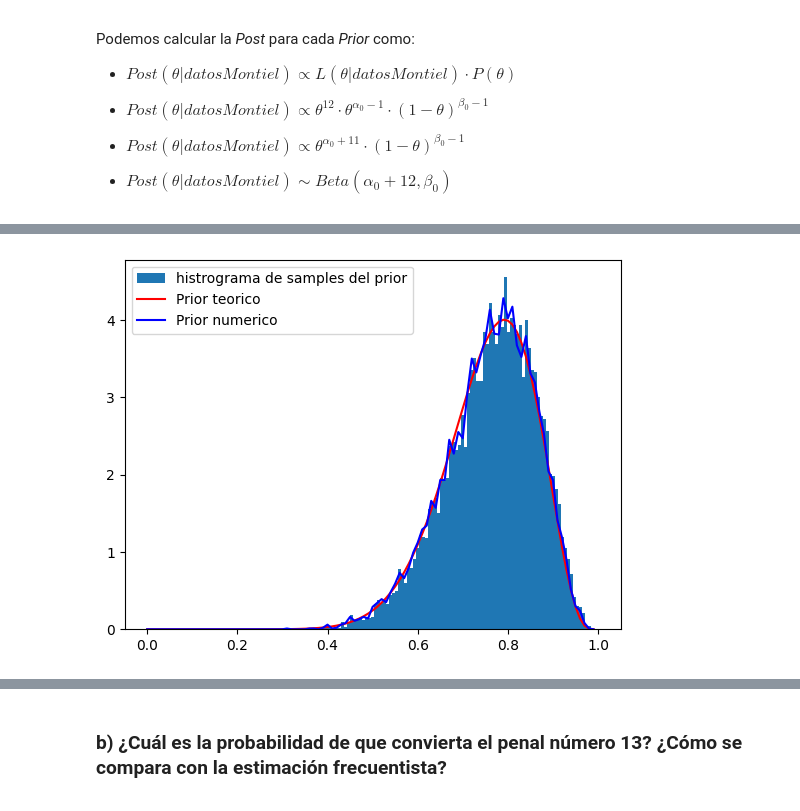
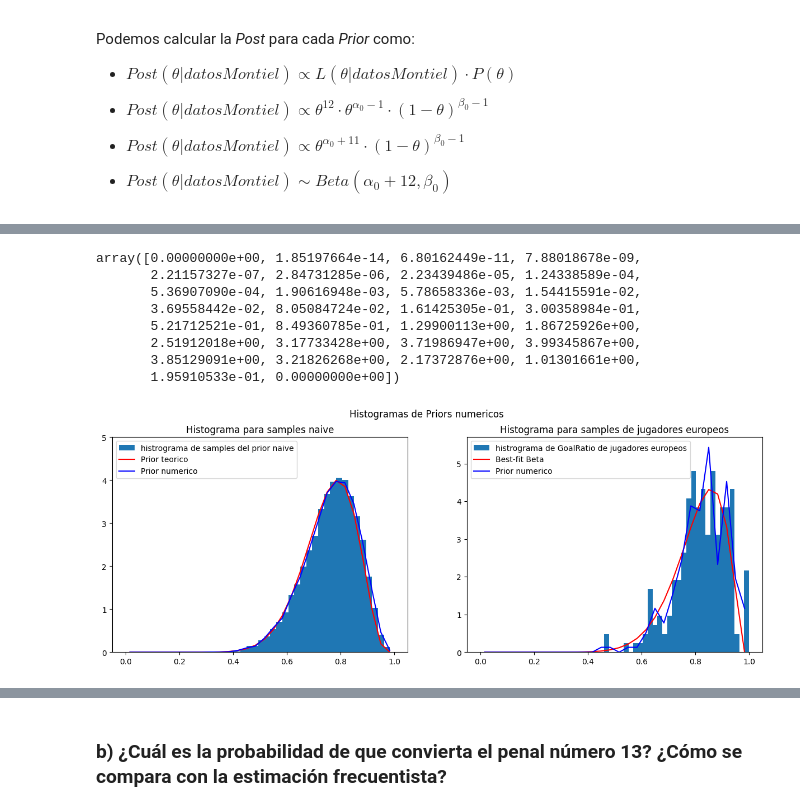
Before and after one commit to MatiMoran/EstimacionBayesiana, a Jupyter notebook: entregables/1/entrega_1_con_player_data.ipynb, the cells around one changed output, grey strips where cells are left out. Cells and saved outputs as stored; diff of their text form; code cells hidden in the pictures.

Commit message:
add batting df and player data

```diff
--- a/entregables/1/entrega_1_con_player_data.ipynb
+++ b/entregables/1/entrega_1_con_player_data.ipynb
@@ -78,0 +111,17 @@ plt.show()
+# %%
+# generamos numericamente 10000 samples de la distribucion beta de prior
+prior_naive_samples = np.random.beta(prior_naive_alpha, prior_naive_beta, 10000)
+x = np.linspace(0, 1, 30)
+y_naive = beta.pdf(x, prior_naive_alpha, prior_naive_beta)
+# %%
+#Estimamos alpha y beta en base a la distribucion de GoalRatio del dataset de jugaradores europeos
+def estimate_alpha_beta(x):
+    mean_x = np.mean(x)
+    var_x = np.var(x)
+    alpha_est = mean_x * (mean_x * (1 - mean_x) / var_x - 1)
+    beta_est = (1 - mean_x) * (mean_x * (1 - mean_x) / var_x - 1)
+    return alpha_est, beta_est
+
+prior_players_alpha, prior_players_beta = estimate_alpha_beta(df_europe['GoalRatio'])
+
+y_players = beta.pdf(x, prior_players_alpha, prior_players_beta)
@@ -79,19 +153,47 @@ plt.show()
+# %%
+y_naive
+# %% [output]
+array([0.00000000e+00, 1.85197664e-14, 6.80162449e-11, 7.88018678e-09,
+       2.21157327e-07, 2.84731285e-06, 2.23439486e-05, 1.24338589e-04,
+       5.36907090e-04, 1.90616948e-03, 5.78658336e-03, 1.54415591e-02,
+       3.69558442e-02, 8.05084724e-02, 1.61425305e-01, 3.00358984e-01,
+       5.21712521e-01, 8.49360785e-01, 1.29900113e+00, 1.86725926e+00,
+       2.51912018e+00, 3.17733428e+00, 3.71986947e+00, 3.99345867e+00,
+       3.85129091e+00, 3.21826268e+00, 2.17372876e+00, 1.01301661e+00,
+       1.95910533e-01, 0.00000000e+00])
 # %%
 # Ahora vamos a obtener numericamente la funcion del prior a partir del histograma de los samples y la vamos a escalar para que sea una PDF
-y_prior, x_bins = np.histogram(prior_samples, bins=bins_n, range=(0, 1))
-y_prior = y_prior / np.sum(y_prior * (x_bins[1] - x_bins[0])) # escalamos para que sea PDF dividiendo por la "integral"
-x = x_bins[:-1]
+y_prior_naive, x_bins = np.histogram(prior_naive_samples, bins=bins_n, range=(0, 1))
+y_prior_naive = y_prior_naive / np.sum(y_prior_naive * (x_bins[1] - x_bins[0])) # escalamos para que sea PDF dividiendo por la "integral"
+x = x_bins[:-1] + (x[1] - x[0]) / 2
 
+y_prior_player, _ = np.histogram(df_europe['GoalRatio'], bins=bins_n, range=(0, 1))
+y_prior_players = y_prior_player / np.sum(y_prior_player * (x_bins[1] - x_bins[0]))
 
-plt.plot()
-plt.hist(prior_samples, bins=bins_n, density=True, label='histrograma de samples del prior')
-plt.plot(x, y, 'r-', label='Prior teorico')
-plt.plot(x, y_prior, 'b-', label='Prior numerico')
-plt.xlim(-0.05, 1.05)
-plt.legend()
+fig, ax = plt.subplots(1, 2, figsize=(15, 5))
+fig.suptitle('Histogramas de Priors numericos')
+
+ax[0].plot()
+ax[0].set_title('Histograma para samples naive')
+ax[0].hist(prior_naive_samples, bins=bins_n, density=True, label='histrograma de samples del prior naive')
+ax[0].plot(x, y_naive, 'r-', label='Prior teorico')
+ax[0].plot(x, y_prior_naive, 'b-', label='Prior numerico')
+ax[0].set_xlim(-0.05, 1.05)
+ax[0].set_ylim(0, 5)
+ax[0].legend()
+
+ax[1].plot()
+ax[1].set_title('Histograma para samples de jugadores europeos')
+ax[1].hist(df_europe['GoalRatio'], bins=bins_n, density=True, label='histrograma de GoalRatio de jugadores europeos')
+ax[1].plot(x, y_players, 'r-', label='Best-fit Beta')
+ax[1].plot(x, y_prior_players, 'b-', label='Prior numerico')
+ax[1].set_xlim(-0.05, 1.05)
+ax[0].set_ylim(0, 5)
+ax[1].legend()
+
 plt.show()
 # %% [output]
-[figure, old version]
+[figure, new version]
 # %%
 # ahora ya contamos con una discretizacion de la PDF del prior vamos a calcular la Likehood de la binomial y su posterior normalizada
 
```
Also changed, not shown: parts of 19 cells of this notebook, 28 other files.
